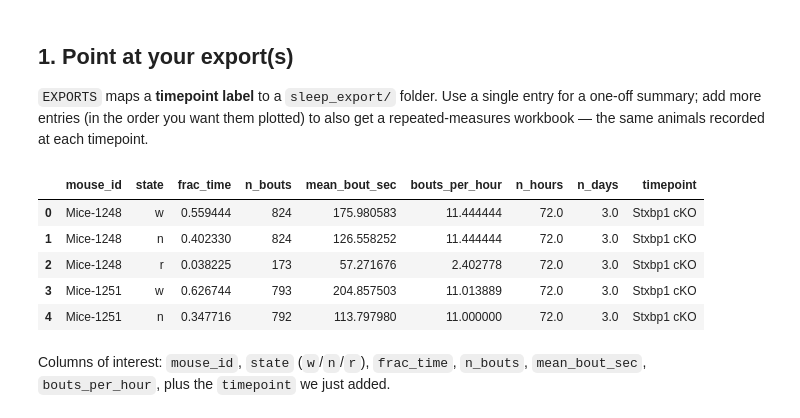
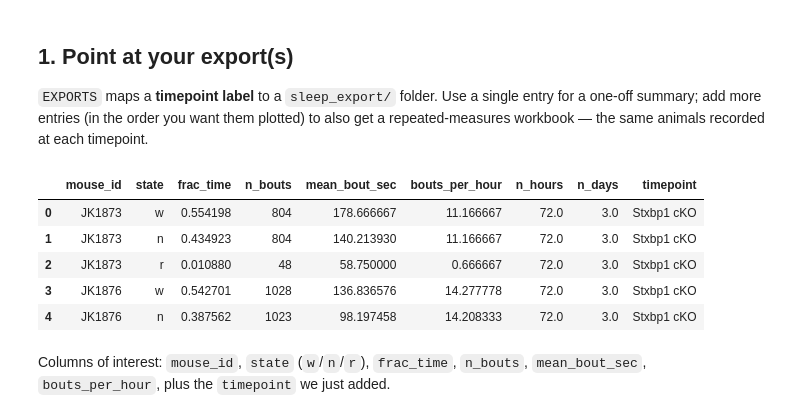
Before and after one commit to LeahMcIntyre/ebb_viewer, a Jupyter notebook: research/sleep_summary_to_prism.ipynb, the cells around one changed output. Cells and saved outputs as stored; diff of their text form; code cells hidden in the pictures.

```diff
--- a/research/sleep_summary_to_prism.ipynb
+++ b/research/sleep_summary_to_prism.ipynb
@@ -28,26 +28,26 @@ for a one-off summary; add more entries (in the order you want them plotted) to
 get a repeated-measures workbook — the same animals recorded at each timepoint.
 # %%
 EXPORTS = {
-    "Stxbp1 cKO": Path("/media/matt/Data_A/leah/Stxbp1_characterization/sleep_export"),
+    "Stxbp1 cKO": Path("/Users/leahmcintyre/Data/nri/Stxbp1-vglut2_CKO/sleep_export"),
     # Add timepoints for repeated measures, e.g.:
     # "Pre":     Path("/media/matt/Data_A/leah/PHP.eB/PHP_pre/sleep_export"),
     # "6 Weeks": Path("/media/matt/Data_A/leah/PHP.eB/PHP_6_week/sleep_export"),
 }
 
 frames = []
 for timepoint, export_dir in EXPORTS.items():
     w = pd.read_csv(export_dir / "sleep_whole_file.csv")
     w["timepoint"] = timepoint
     frames.append(w)
 whole = pd.concat(frames, ignore_index=True)
 whole.head()
 # %% [output]
 |  | mouse_id | state | frac_time | n_bouts | mean_bout_sec | bouts_per_hour | n_hours | n_days | timepoint |
-| 0 | Mice-1248 | w | 0.559444 | 824 | 175.980583 | 11.444444 | 72.0 | 3.0 | Stxbp1 cKO |
-| 1 | Mice-1248 | n | 0.402330 | 824 | 126.558252 | 11.444444 | 72.0 | 3.0 | Stxbp1 cKO |
-| 2 | Mice-1248 | r | 0.038225 | 173 | 57.271676 | 2.402778 | 72.0 | 3.0 | Stxbp1 cKO |
-| 3 | Mice-1251 | w | 0.626744 | 793 | 204.857503 | 11.013889 | 72.0 | 3.0 | Stxbp1 cKO |
-| 4 | Mice-1251 | n | 0.347716 | 792 | 113.797980 | 11.000000 | 72.0 | 3.0 | Stxbp1 cKO |
+| 0 | JK1873 | w | 0.554198 | 804 | 178.666667 | 11.166667 | 72.0 | 3.0 | Stxbp1 cKO |
+| 1 | JK1873 | n | 0.434923 | 804 | 140.213930 | 11.166667 | 72.0 | 3.0 | Stxbp1 cKO |
+| 2 | JK1873 | r | 0.010880 | 48 | 58.750000 | 0.666667 | 72.0 | 3.0 | Stxbp1 cKO |
+| 3 | JK1876 | w | 0.542701 | 1028 | 136.836576 | 14.277778 | 72.0 | 3.0 | Stxbp1 cKO |
+| 4 | JK1876 | n | 0.387562 | 1023 | 98.197458 | 14.208333 | 72.0 | 3.0 | Stxbp1 cKO |
 # %% [markdown]
 Columns of interest: `mouse_id`, `state` (`w`/`n`/`r`), `frac_time`, `n_bouts`,
 `mean_bout_sec`, `bouts_per_hour`, plus the `timepoint` we just added.
```
Also changed, not shown: parts of 4 cells of this notebook, 1 other file.
